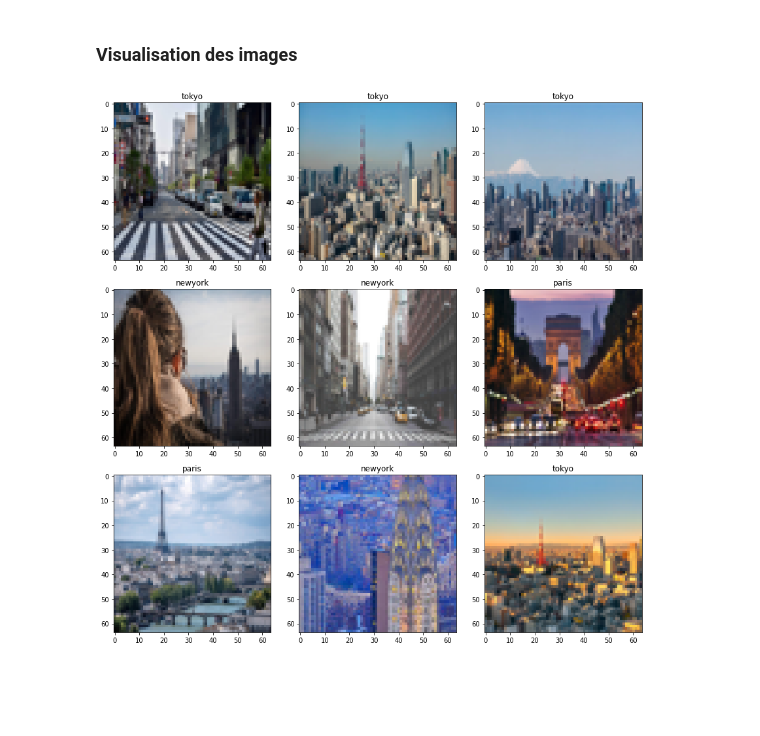
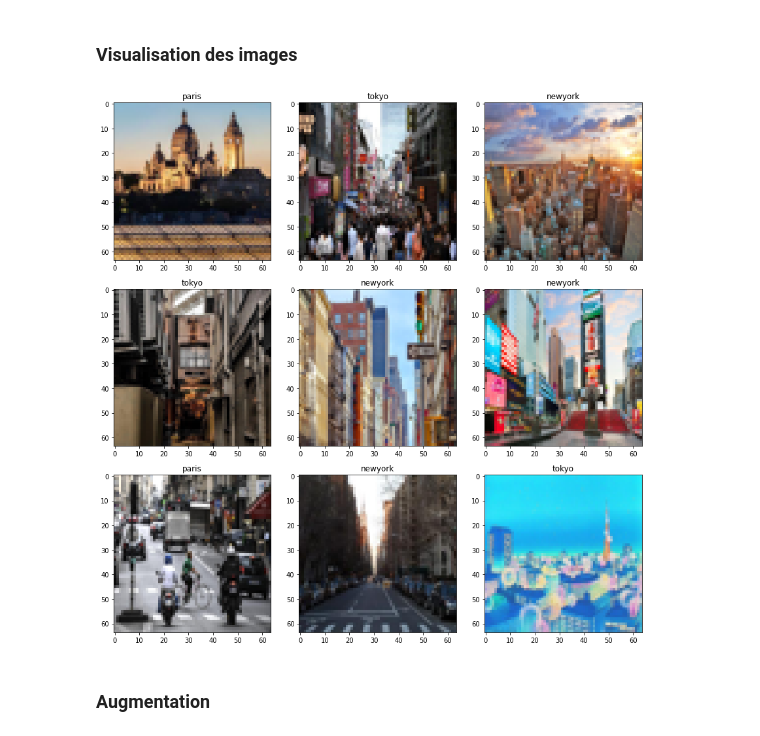
Before and after one commit to TCD32/Projet-CapitalsLearning, a Jupyter notebook: src/CapitalsLearning.ipynb, the cells around one changed output. Cells and saved outputs as stored; diff of their text form; code cells hidden in the pictures; blank space fills up the shorter version.

```diff
--- a/src/CapitalsLearning.ipynb
+++ b/src/CapitalsLearning.ipynb
@@ -50,18 +63,11 @@ x_val = x_val/255
 x_test = x_test/255
 # %% [markdown]
 ### Visualisation des images
-# %%
-%matplotlib inline
-
-# Randomisation des indices et affichage de 9 images alétoires de la base d'apprentissage
-indices = np.arange(x_train.shape[0])
-np.random.shuffle(indices)
-plt.figure(figsize=(12, 12))
-for i in range(0, 9):
-    plt.subplot(3, 3, i+1)
-    plt.title(CLASSES[int(y_train[indices[i]])])
-    plt.imshow(x_train[indices[i]])
-plt.tight_layout()
-plt.show()
-# %% [output]
-[figure, removed]
+# %%
+%matplotlib inline
+
+visualize_random_images(x_train, y_train, CLASSES)
+# %% [output]
+[figure, added]
+# %% [markdown]
+### Augmentation
```
Also changed, not shown: parts of 16 cells of this notebook, 2 other files.
